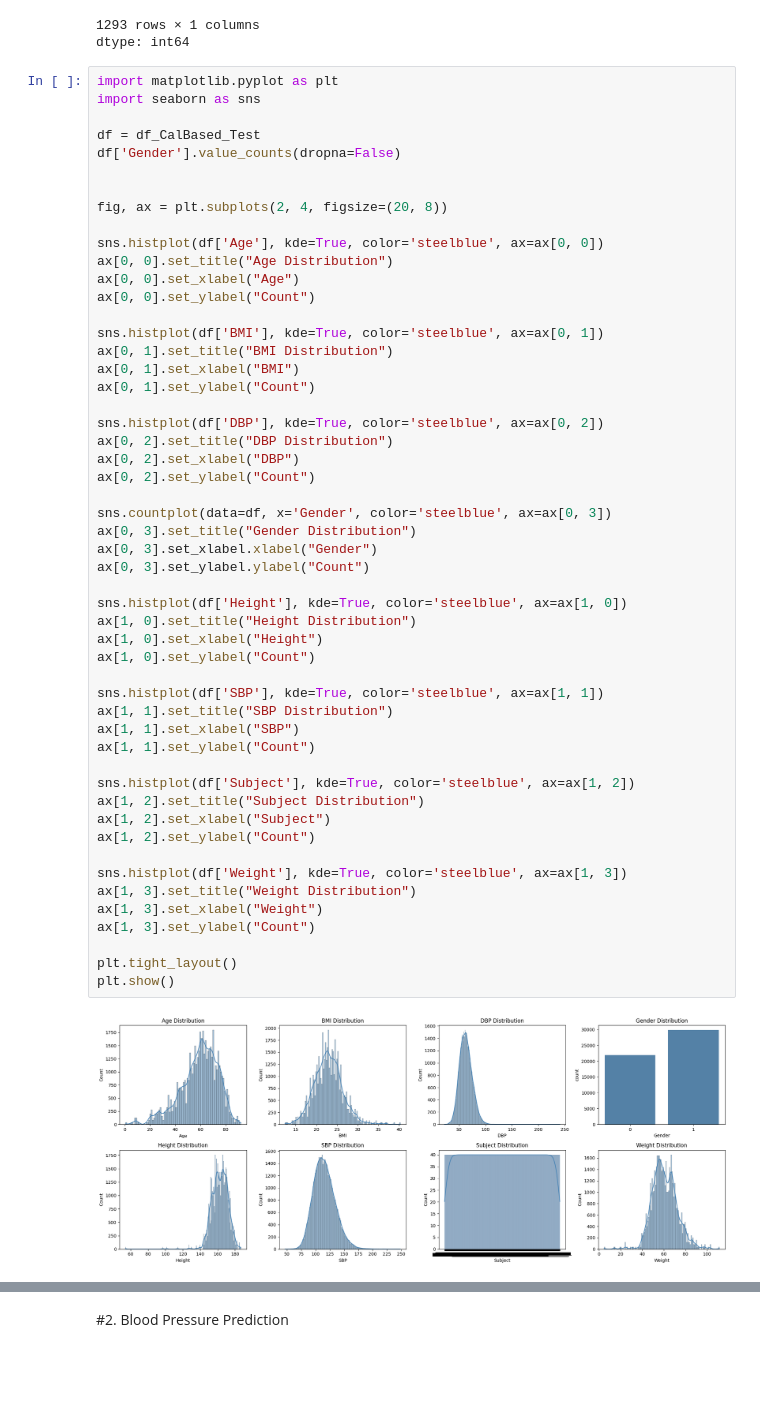
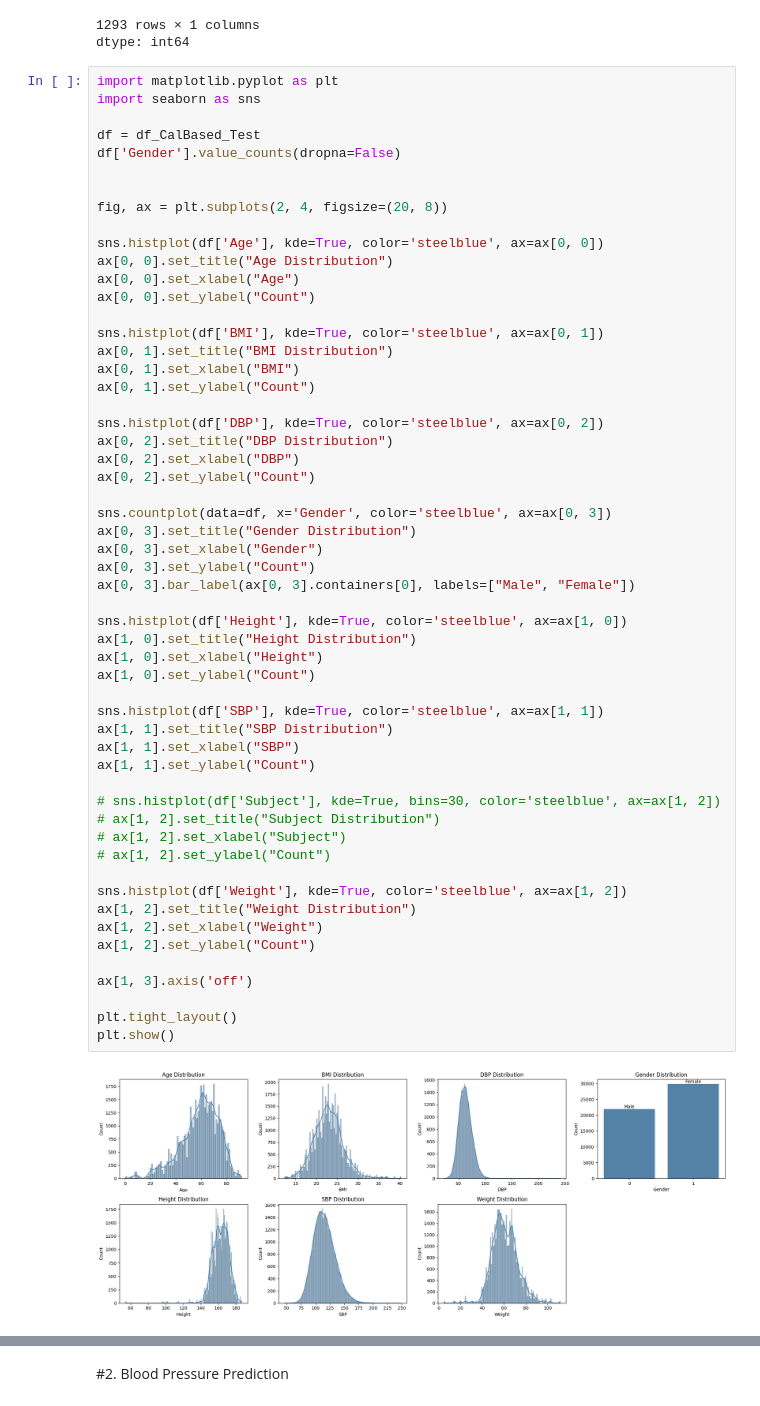
Before and after one commit to Shinyhunter95/math-data-science-course-Project4, a Jupyter notebook: Project4.ipynb, the cells around one changed output, grey strips where cells are left out. Saved outputs shown, nothing was run; the diff lists cells and outputs as text; blank space fills up the shorter version.

```diff
--- a/Project4.ipynb
+++ b/Project4.ipynb
@@ -192,40 +192,43 @@ ax[0, 0].set_ylabel("Count")
 
 sns.histplot(df['BMI'], kde=True, color='steelblue', ax=ax[0, 1])
 ax[0, 1].set_title("BMI Distribution")
 ax[0, 1].set_xlabel("BMI")
 ax[0, 1].set_ylabel("Count")
 
 sns.histplot(df['DBP'], kde=True, color='steelblue', ax=ax[0, 2])
 ax[0, 2].set_title("DBP Distribution")
 ax[0, 2].set_xlabel("DBP")
 ax[0, 2].set_ylabel("Count")
 
 sns.countplot(data=df, x='Gender', color='steelblue', ax=ax[0, 3])
 ax[0, 3].set_title("Gender Distribution")
-ax[0, 3].set_xlabel.xlabel("Gender")
-ax[0, 3].set_ylabel.ylabel("Count")
+ax[0, 3].set_xlabel("Gender")
+ax[0, 3].set_ylabel("Count")
+ax[0, 3].bar_label(ax[0, 3].containers[0], labels=["Male", "Female"])
 
 sns.histplot(df['Height'], kde=True, color='steelblue', ax=ax[1, 0])
 ax[1, 0].set_title("Height Distribution")
 ax[1, 0].set_xlabel("Height")
 ax[1, 0].set_ylabel("Count")
 
 sns.histplot(df['SBP'], kde=True, color='steelblue', ax=ax[1, 1])
 ax[1, 1].set_title("SBP Distribution")
 ax[1, 1].set_xlabel("SBP")
 ax[1, 1].set_ylabel("Count")
 
-sns.histplot(df['Subject'], kde=True, color='steelblue', ax=ax[1, 2])
-ax[1, 2].set_title("Subject Distribution")
-ax[1, 2].set_xlabel("Subject")
+# sns.histplot(df['Subject'], kde=True, bins=30, color='steelblue', ax=ax[1, 2])
+# ax[1, 2].set_title("Subject Distribution")
+# ax[1, 2].set_xlabel("Subject")
+# ax[1, 2].set_ylabel("Count")
+
+sns.histplot(df['Weight'], kde=True, color='steelblue', ax=ax[1, 2])
+ax[1, 2].set_title("Weight Distribution")
+ax[1, 2].set_xlabel("Weight")
 ax[1, 2].set_ylabel("Count")
 
-sns.histplot(df['Weight'], kde=True, color='steelblue', ax=ax[1, 3])
-ax[1, 3].set_title("Weight Distribution")
-ax[1, 3].set_xlabel("Weight")
-ax[1, 3].set_ylabel("Count")
+ax[1, 3].axis('off')
 
 plt.tight_layout()
 plt.show()
 # %% [output]
-[figure, old version]
+[figure, new version]
```
Also changed, not shown: parts of 2 cells of this notebook.
